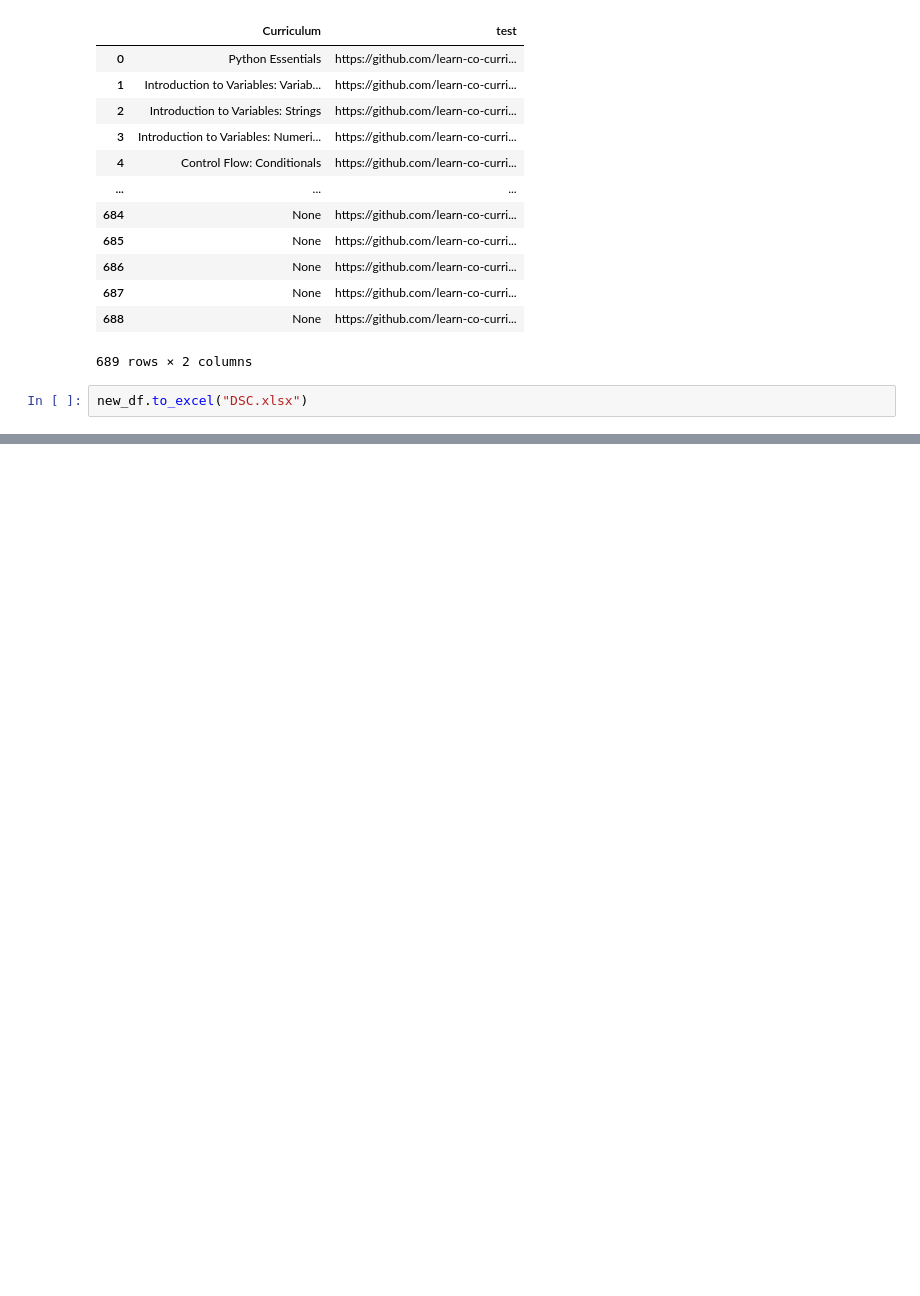
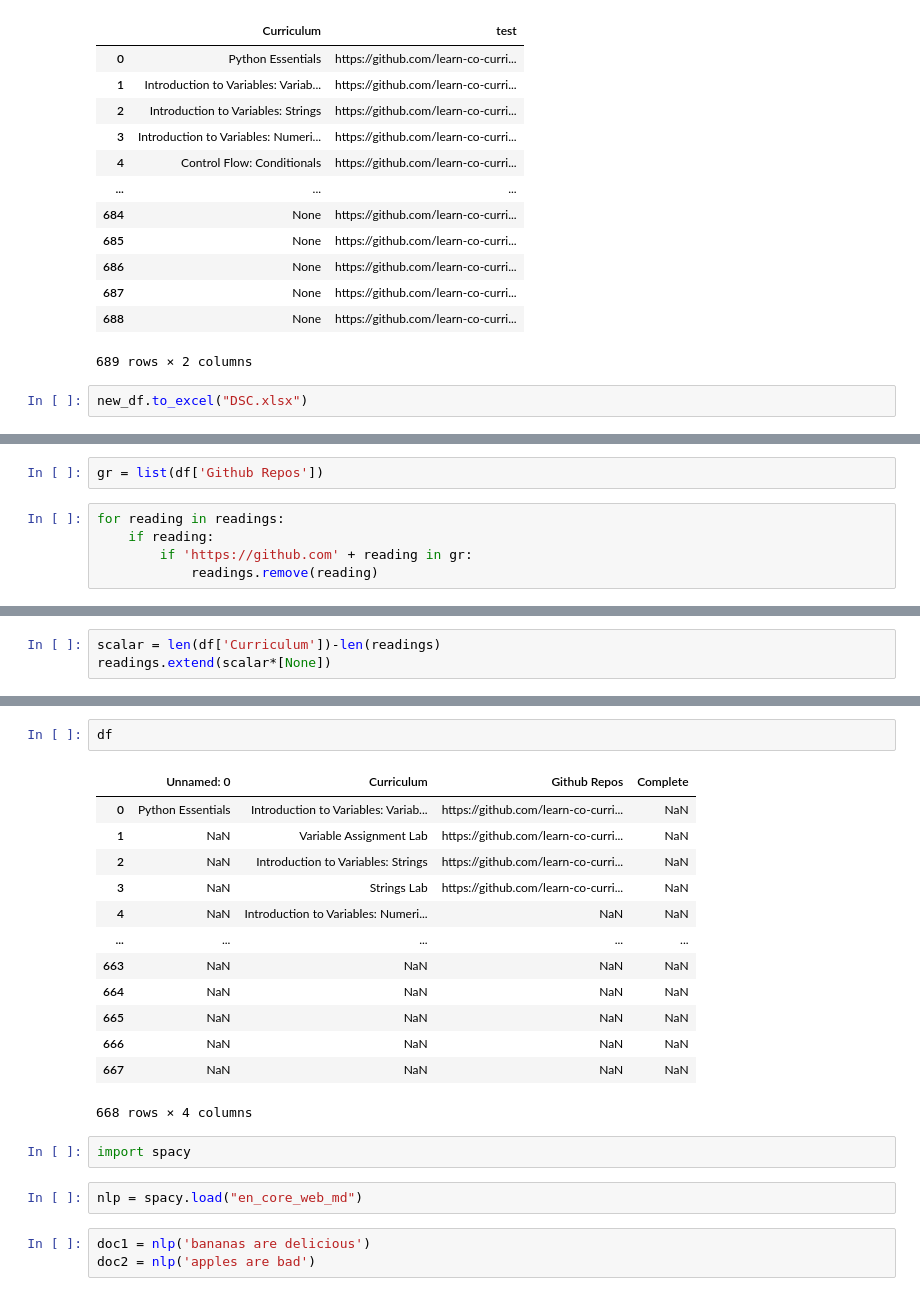
Before and after one commit to drummondjason/scraping_tests, a Jupyter notebook: GitHub-scraping.ipynb, the cells around one changed output, grey strips where cells are left out. Saved outputs shown, nothing was run; the diff lists cells and outputs as text; blank space fills up the shorter version.

```diff
--- a/GitHub-scraping.ipynb
+++ b/GitHub-scraping.ipynb
@@ -244,0 +277,7 @@ new_df.to_excel("DSC.xlsx")
+# %%
+gr = list(df['Github Repos'])
+# %%
+for reading in readings:
+    if reading:
+        if 'https://github.com' + reading in gr:
+            readings.remove(reading)
@@ -244,0 +288,3 @@ new_df.to_excel("DSC.xlsx")
+# %%
+scalar = len(df['Curriculum'])-len(readings)
+readings.extend(scalar*[None])
@@ -244,0 +299,23 @@ new_df.to_excel("DSC.xlsx")
+# %%
+df
+# %% [output]
+|  | Unnamed: 0 | Curriculum | Github Repos | Complete |
+| 0 | Python Essentials | Introduction to Variables: Variab... | https://github.com/learn-co-curri... | NaN |
+| 1 | NaN | Variable Assignment Lab | https://github.com/learn-co-curri... | NaN |
+| 2 | NaN | Introduction to Variables: Strings | https://github.com/learn-co-curri... | NaN |
+| 3 | NaN | Strings Lab | https://github.com/learn-co-curri... | NaN |
+| 4 | NaN | Introduction to Variables: Numeri... | NaN | NaN |
+| ... | ... | ... | ... | ... |
+| 663 | NaN | NaN | NaN | NaN |
+| 664 | NaN | NaN | NaN | NaN |
+| 665 | NaN | NaN | NaN | NaN |
+| 666 | NaN | NaN | NaN | NaN |
+| 667 | NaN | NaN | NaN | NaN |
+668 rows × 4 columns
+# %%
+import spacy
+# %%
+nlp = spacy.load("en_core_web_md")
+# %%
+doc1 = nlp('bananas are delicious')
+doc2 = nlp('apples are bad')
```
Also changed, not shown: parts of 40 cells of this notebook, 3 other files.
